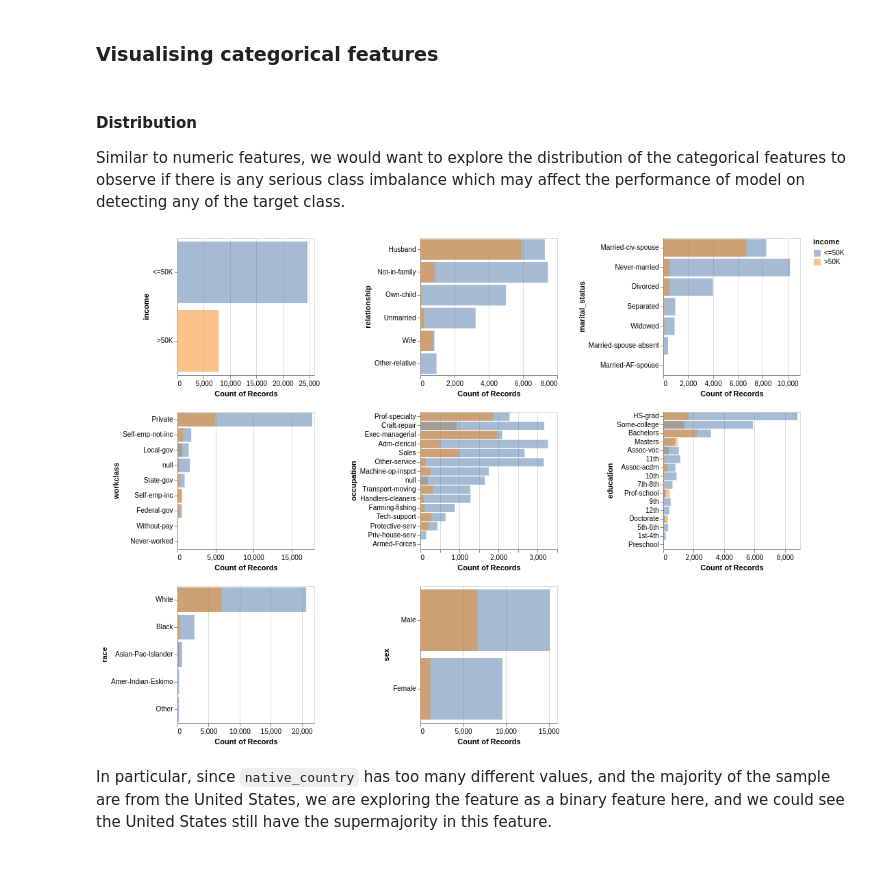
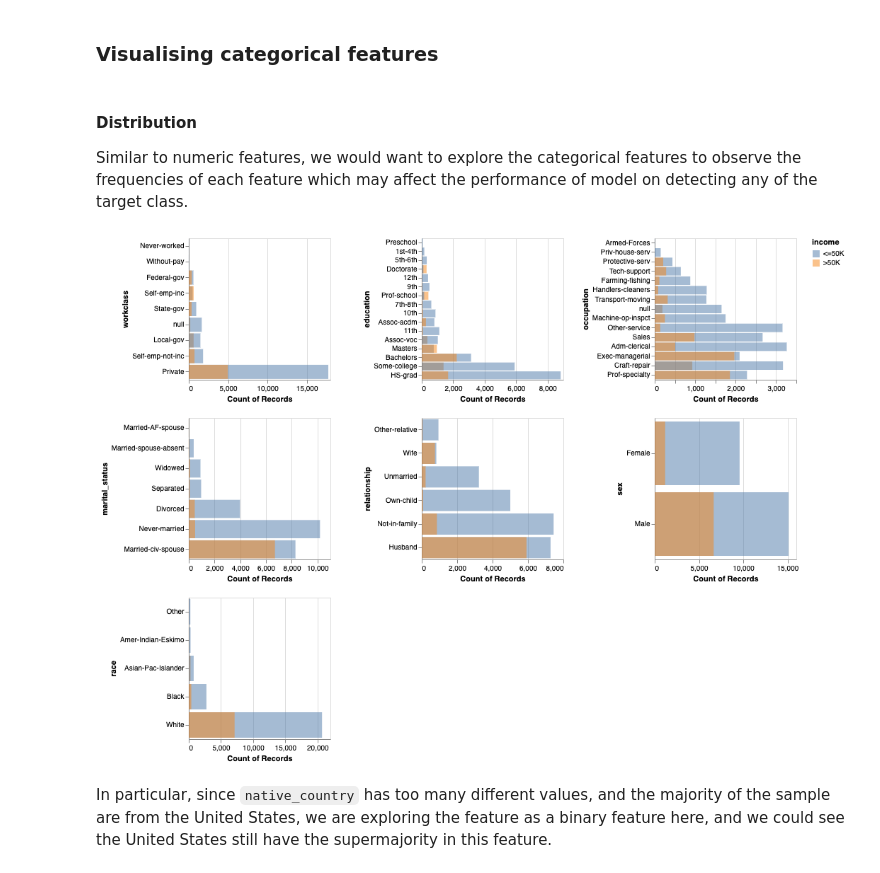
Before and after one commit to sukhleen999/census-income-prediction, a Jupyter notebook: src/EDA.ipynb, the cells around one changed output. Saved outputs shown, nothing was run; the diff lists cells and outputs as text; code cells hidden in the pictures.

Commit message:
Modified the narrative and changed the plot

```diff
--- a/src/EDA.ipynb
+++ b/src/EDA.ipynb
@@ -336,23 +347,24 @@ alt.Chart(corr_df).mark_circle().encode(
 ### Visualising categorical features
 # %% [markdown]
 #### Distribution
-Similar to numeric features, we would want to explore the distribution of the categorical features to observe if there is any serious class imbalance which may affect the performance of model on detecting any of the target class.
+Similar to numeric features, we would want to explore the categorical features to observe the frequencies  of each feature which may affect the performance of model on detecting any of the target class.
 # %%
 categorical_cols = list(set(train_df.columns) - set(numeric_cols))
 
 # Removing native_country column due to high class imbalance
 categorical_cols.remove('native_country')
+categorical_cols.remove('income')
 # %%
 # Exploring categorical features
 
 alt.Chart(train_df).mark_bar(opacity=0.5).encode(
      alt.X("count()", stack = False),
-     alt.Y(alt.repeat(), type="ordinal", sort = '-x'),
+     alt.Y(alt.repeat(), type="ordinal", sort = 'x'),
      color = "income").properties(
     width=200,
     height=200).repeat(categorical_cols, columns=3)
 # %% [output]
-[figure, old version]
+[figure, new version]
 # %% [markdown]
 In particular, since `native_country` has too many different values, and the majority of the sample are from the United States, we are exploring the feature as a binary feature here, and we could see the United States still have the supermajority in this feature.
 # %%
```
Also changed, not shown: parts of 14 cells of this notebook.
